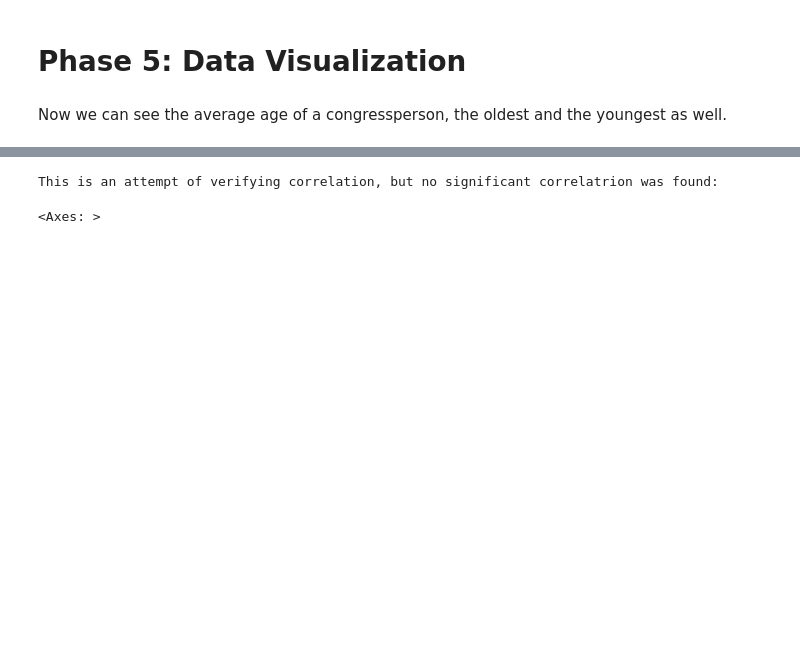
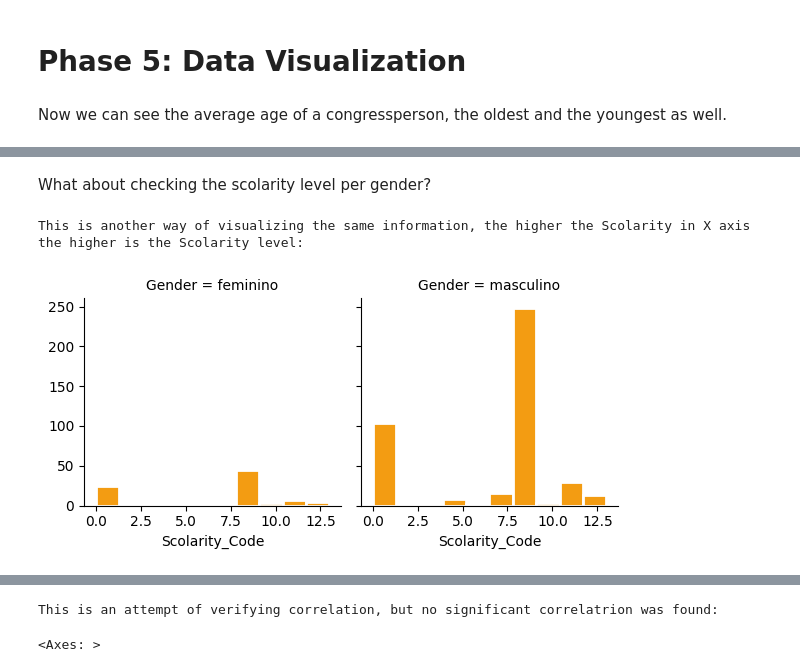
Before and after one commit to Bess-Hub/Project-Citizen-Explorer, a Jupyter notebook: Brazil_Lower_House.ipynb, the cells around one changed output, grey strips where cells are left out. Saved outputs shown, nothing was run; the diff lists cells and outputs as text; code cells hidden in the pictures; blank space fills up the shorter version.

```diff
--- a/Brazil_Lower_House.ipynb
+++ b/Brazil_Lower_House.ipynb
@@ -427,0 +428,10 @@ This is another way of visualizing the same information:
+# %% [markdown]
+What about checking the scolarity level per gender?
+# %%
+print("This is another way of visualizing the same information, the higher the Scolarity in X axis the higher is the Scolarity level:")
+print()
+g = sns.FacetGrid(Deputados, col="Gender", height=3, aspect=1)
+g = g.map(plt.hist, "Scolarity_Code", color = '#F39C12', edgecolor ='w', linewidth=2)
+# %% [output]
+This is another way of visualizing the same information, the higher the Scolarity in X axis the higher is the Scolarity level:
+[figure, added]
```
Also changed, not shown: parts of 22 cells of this notebook.
